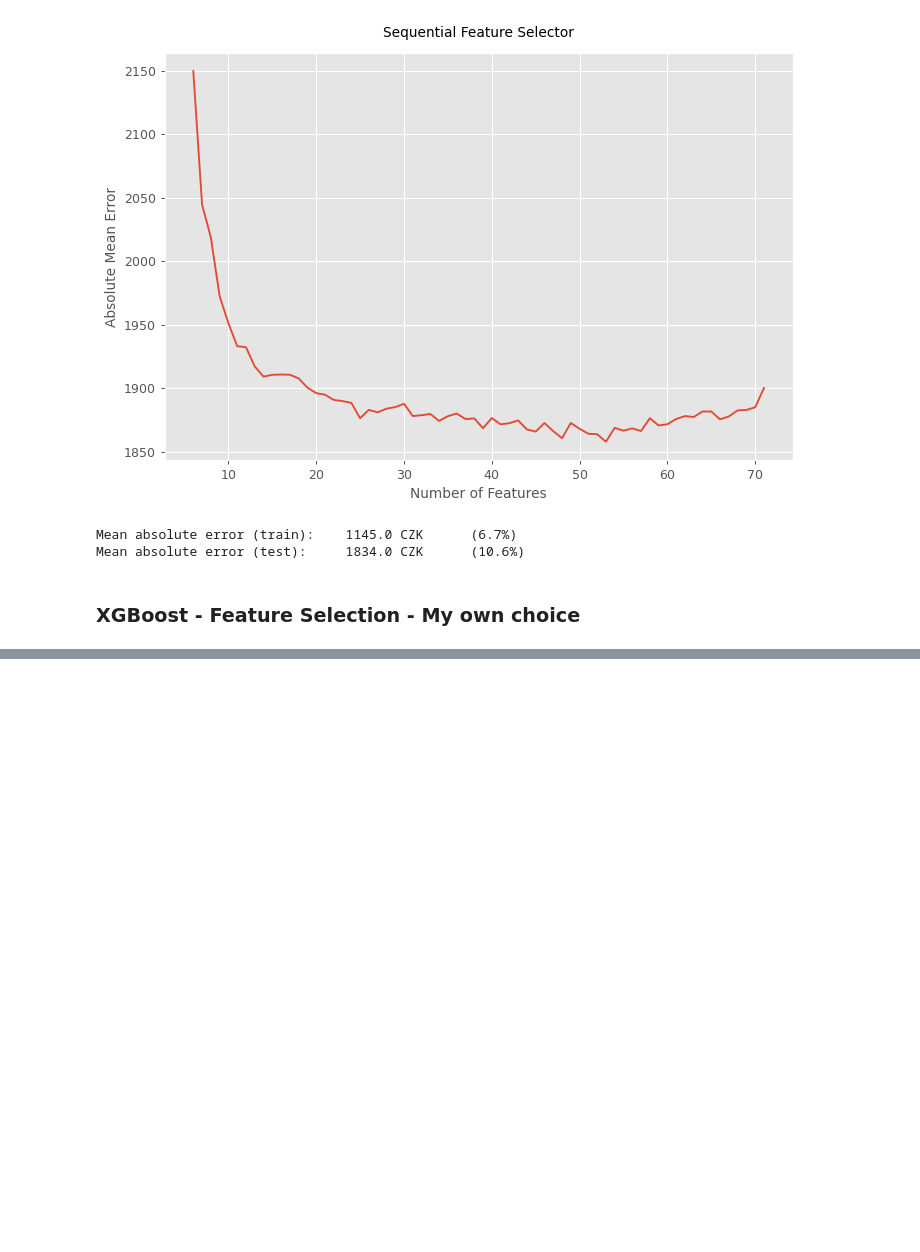
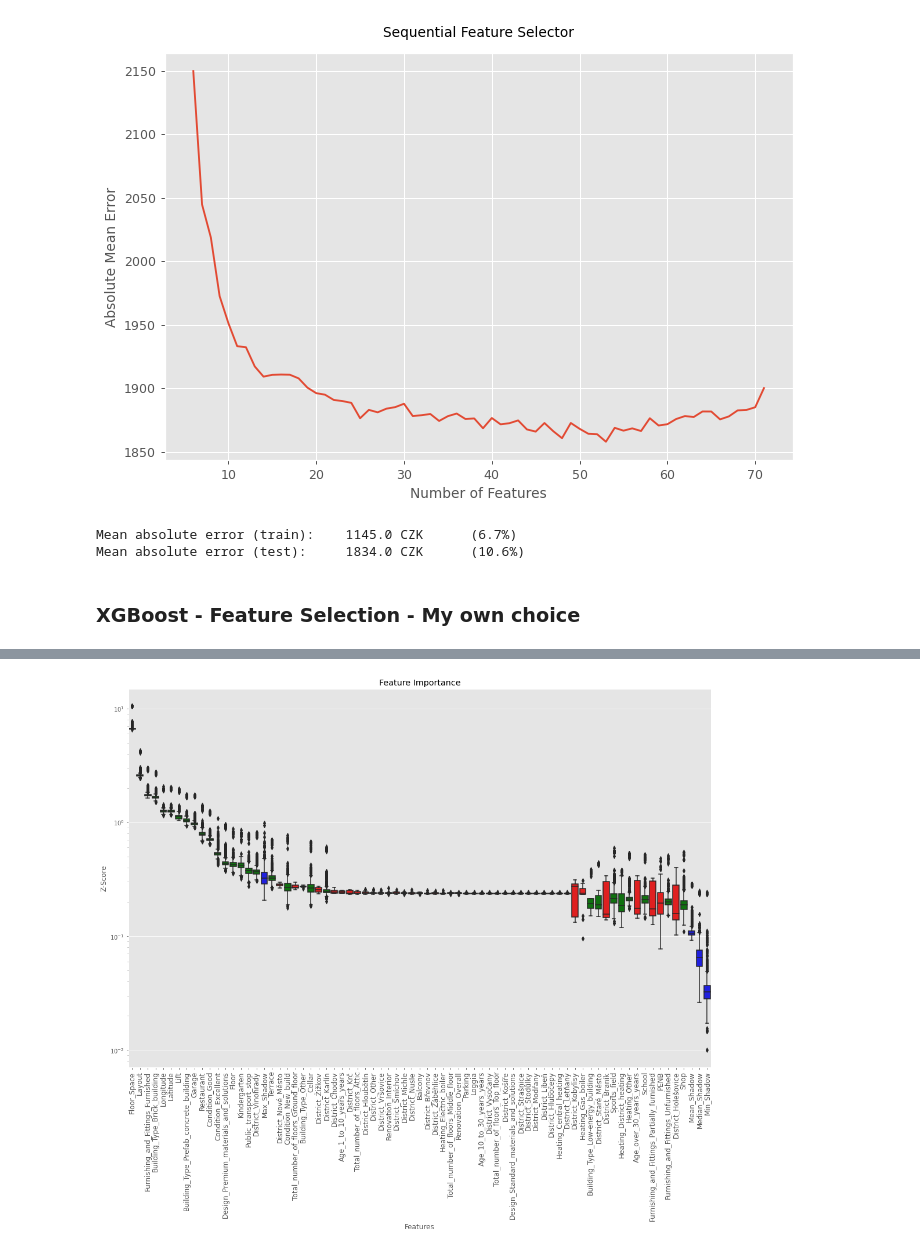
Before and after one commit to tomasz-bialy/Estate-Prague, a Jupyter notebook: Estate_Prague.ipynb, the cells around one changed output, grey strips where cells are left out. Saved outputs shown, nothing was run; the diff lists cells and outputs as text; code cells hidden in the pictures; blank space fills up the shorter version.

```diff
--- a/Estate_Prague.ipynb
+++ b/Estate_Prague.ipynb
@@ -349,0 +382,6 @@ xgb4.best_params_
+# %%
+from BorutaShap import BorutaShap
+
+xgb_reg = xgb.XGBRegressor(eval_metric='mae', n_estimators=250, eta=0.15, max_depth=2)
+Feature_Selector = BorutaShap(model=xgb_reg, importance_measure = 'shap', percentile=80, pvalue=0.05, classification=False)
+Feature_Selector.fit(X=X_train, y=y_train, n_trials=1000, sample=False, verbose=True)
@@ -349,0 +392,4 @@ xgb4.best_params_
+# %%
+Feature_Selector.plot(X_size=12, figsize=(18,12),y_scale='log', which_features='all')
+# %% [output]
+[figure, added]
```
Also changed, not shown: parts of 31 cells of this notebook, 1 other file.
